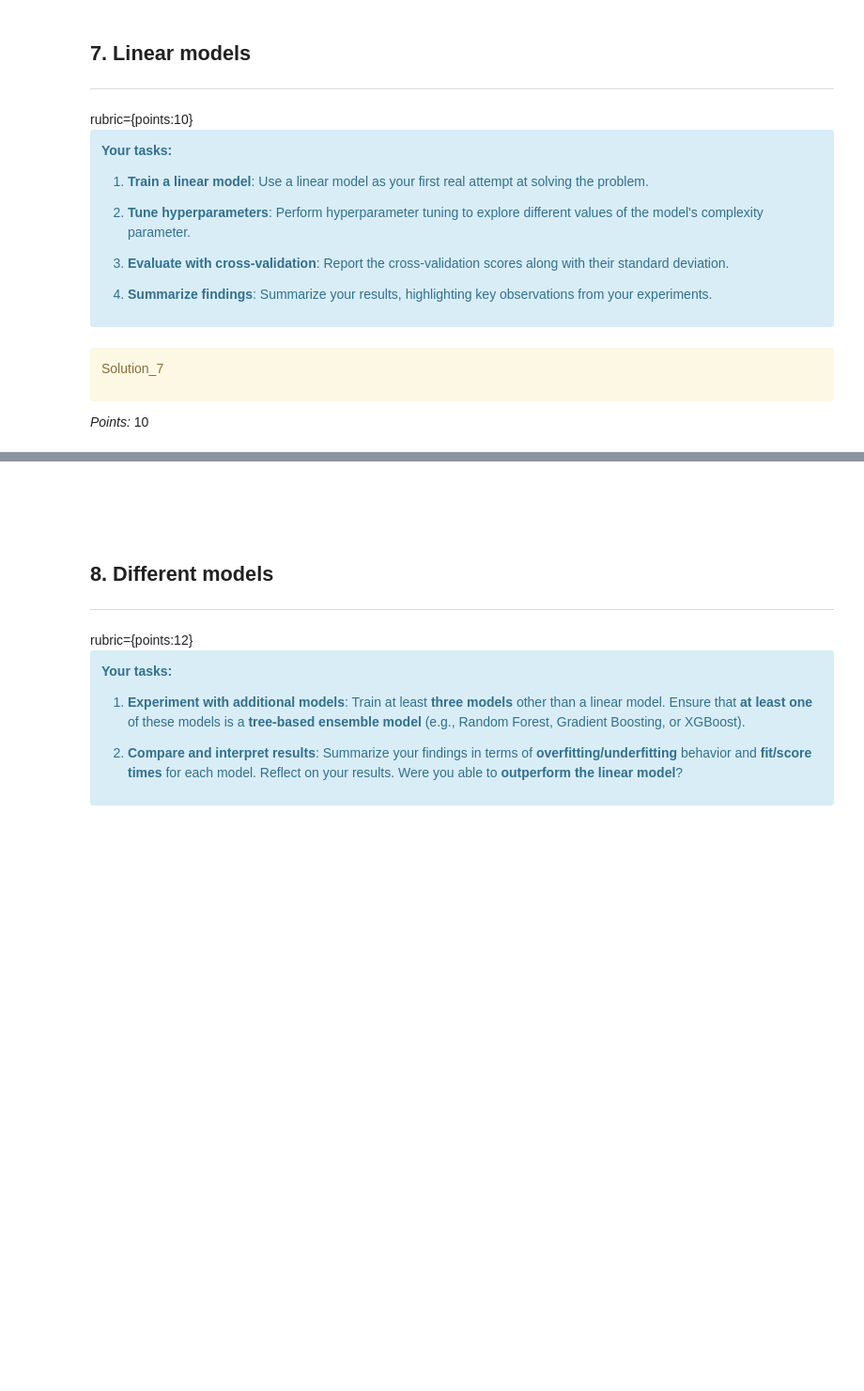
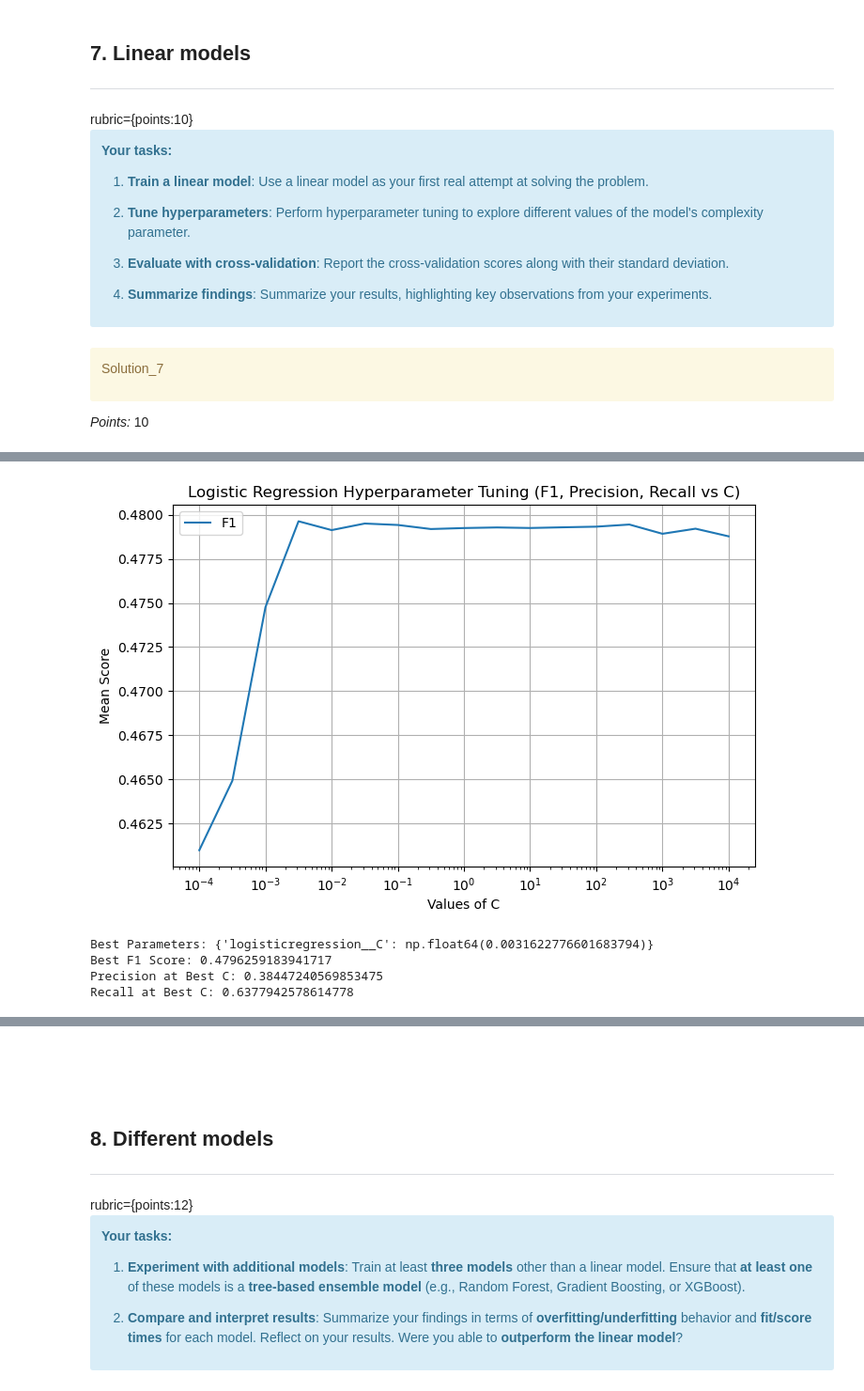
Before and after one commit to Adil-Bee200/330_hw5, a Jupyter notebook: hw5.ipynb, the cells around one changed output, grey strips where cells are left out. Shown at 94% size. Drawn from its saved outputs; the diff is of its cells as text; code cells hidden in the pictures; blank space fills up the shorter version.

```diff
--- a/hw5.ipynb
+++ b/hw5.ipynb
@@ -435,0 +534,20 @@ _Points:_ 2
+# %%
+dummy_pipeline = make_pipeline(preprocessor, DummyClassifier())
+dummy_pipeline.fit(X_train, y_train)
+
+# no real need to cross validate a dummy classifier (prediction does not depend on features)
+test_acc = dummy_pipeline.score(X_test, y_test)
+y_pred = dummy_pipeline.predict(X_test)
+
+
+recall = recall_score(y_pred= y_pred, y_true= y_test)
+precision = precision_score(y_pred= y_pred, y_true= y_test, zero_division=0) # division by zero occuring so needed to use this parameter
+f1 = f1_score(y_pred=y_pred, y_true= y_test)
+
+result_dict = {"accuracy" : test_acc,
+               "recall" : recall,
+               "precision" : precision,
+               "f1" : f1}
+
+result_df = pd.DataFrame([result_dict])
+result_df
@@ -477,0 +593,59 @@ _Type your answer here, replacing this text._
+# %%
+param_grid = {
+    "logisticregression__C": 10.0 ** np.arange(-4, 4.5, 0.5)
+}
+
+# Define scoring metrics
+scoring = {
+    'f1': 'f1',
+    'precision': 'precision',
+    'recall': 'recall'
+}
+
+# Build pipeline
+logistic_pipe = make_pipeline(
+    preprocessor,
+    LogisticRegression(class_weight='balanced', max_iter=1000)
+)
+
+# Grid search using multiple metrics
+grid = GridSearchCV(
+    logistic_pipe,
+    param_grid,
+    cv=5,
+    scoring=scoring,
+    refit='f1',  # Refit the best model based on F1
+    n_jobs=-1
+)
+
+# Fit grid search
+grid.fit(X_train, y_train)
+
+# Extract results
+results = pd.DataFrame(grid.cv_results_)
+
+# Plot F1 vs C
+plt.figure(figsize=(8, 5))
+plt.plot(results["param_logisticregression__C"], results["mean_test_f1"], label="F1")
+plt.xscale("log")
+plt.xlabel("Values of C")
+plt.ylabel("Mean Score")
+plt.title("Logistic Regression Hyperparameter Tuning (F1, Precision, Recall vs C)")
+plt.legend()
+plt.grid(True)
+plt.show()
+
+# Print best parameters and metrics
+print("Best Parameters:", grid.best_params_)
+print("Best F1 Score:", grid.best_score_)
+
+# Retrieve precision and recall of best model
+best_idx = grid.best_index_
+print("Precision at Best C:", results.loc[best_idx, 'mean_test_precision'])
+print("Recall at Best C:", results.loc[best_idx, 'mean_test_recall'])
+# %% [output]
+[figure, added]
+Best Parameters: {'logisticregression__C': np.float64(0.0031622776601683794)}
+Best F1 Score: 0.4796259183941717
+Precision at Best C: 0.38447240569853475
+Recall at Best C: 0.6377942578614778
```
Also changed, not shown: parts of 81 cells of this notebook.
